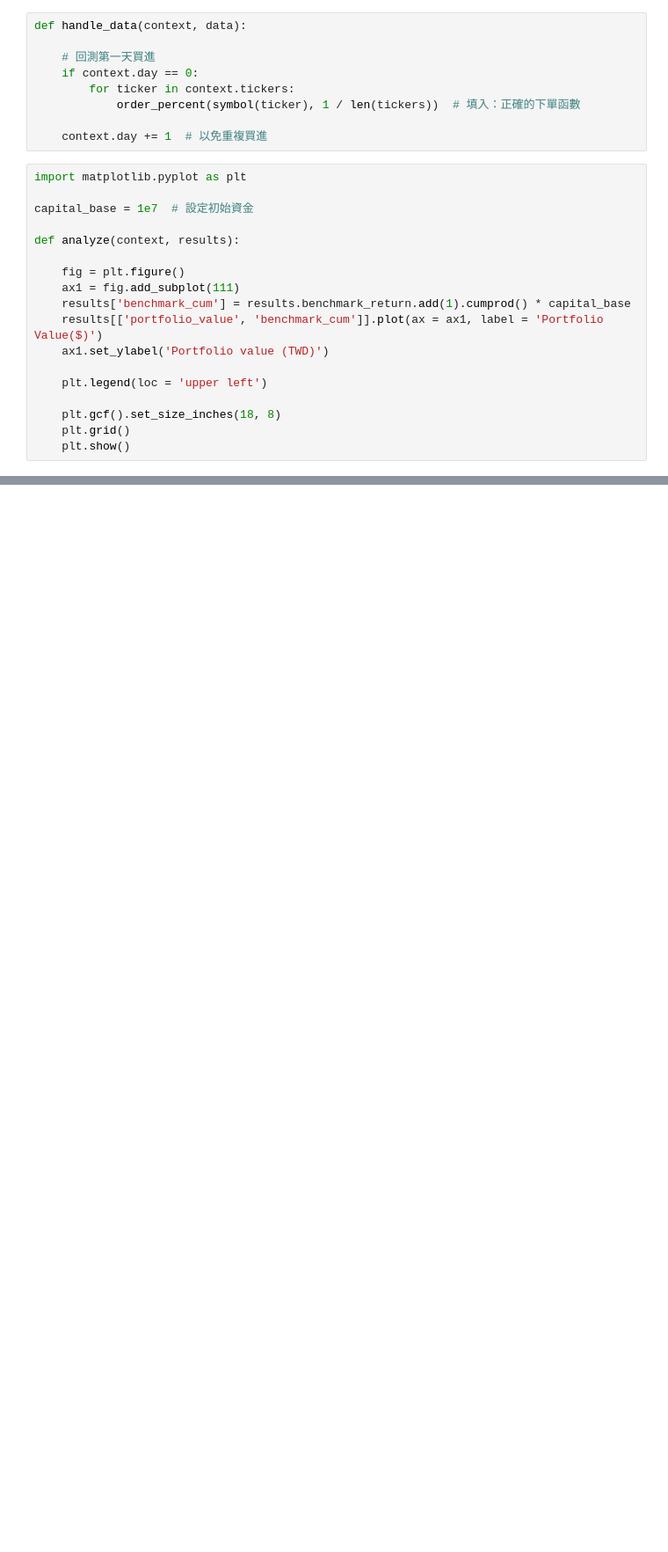
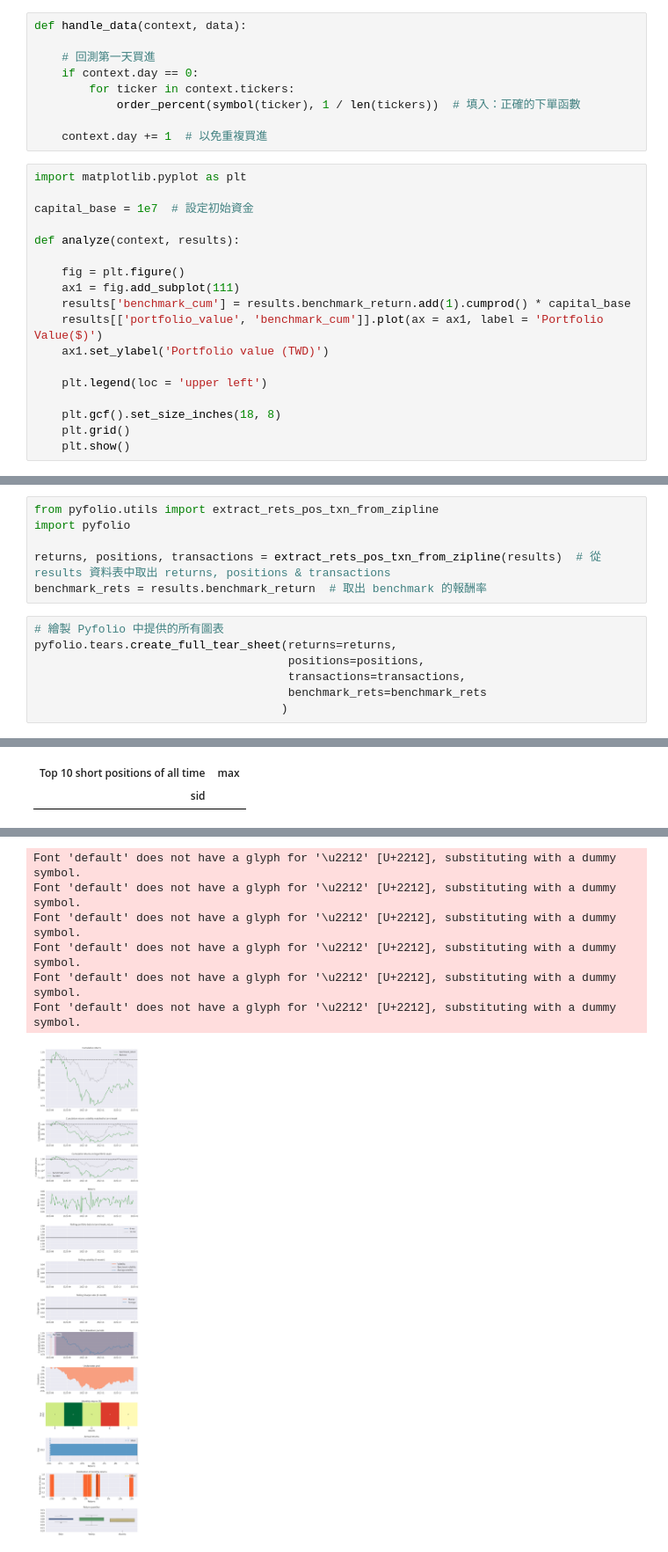
Before and after one commit to robin9283/fin_data, a Jupyter notebook: 第一組.ipynb, the cells around one changed output, grey strips where cells are left out. Shown at 88% size. Cells and saved outputs as stored; diff of their text form; blank space fills up the shorter version.

```diff
--- a/第一組.ipynb
+++ b/第一組.ipynb
@@ -532,0 +533,14 @@ results.returns.cumsum().plot()  # 繪製累積回報圖
+# %%
+from pyfolio.utils import extract_rets_pos_txn_from_zipline
+import pyfolio
+
+returns, positions, transactions = extract_rets_pos_txn_from_zipline(results)  # 從 results 資料表中取出 returns, positions & transactions
+benchmark_rets = results.benchmark_return  # 取出 benchmark 的報酬率
+# %%
+# 繪製 Pyfolio 中提供的所有圖表
+pyfolio.tears.create_full_tear_sheet(returns=returns,
+                                     positions=positions,
+                                     transactions=transactions,
+                                     benchmark_rets=benchmark_rets
+                                    )
+# %% [output]
@@ -532,0 +598,2 @@ results.returns.cumsum().plot()  # 繪製累積回報圖
+| Top 10 short positions of all time | max |
+| sid |  |
@@ -532,0 +607,7 @@ results.returns.cumsum().plot()  # 繪製累積回報圖
+Font 'default' does not have a glyph for '\u2212' [U+2212], substituting with a dummy symbol.
+Font 'default' does not have a glyph for '\u2212' [U+2212], substituting with a dummy symbol.
+Font 'default' does not have a glyph for '\u2212' [U+2212], substituting with a dummy symbol.
+Font 'default' does not have a glyph for '\u2212' [U+2212], substituting with a dummy symbol.
+Font 'default' does not have a glyph for '\u2212' [U+2212], substituting with a dummy symbol.
+Font 'default' does not have a glyph for '\u2212' [U+2212], substituting with a dummy symbol.
+[figure, added]
```
Also changed, not shown: parts of 11 cells of this notebook.
